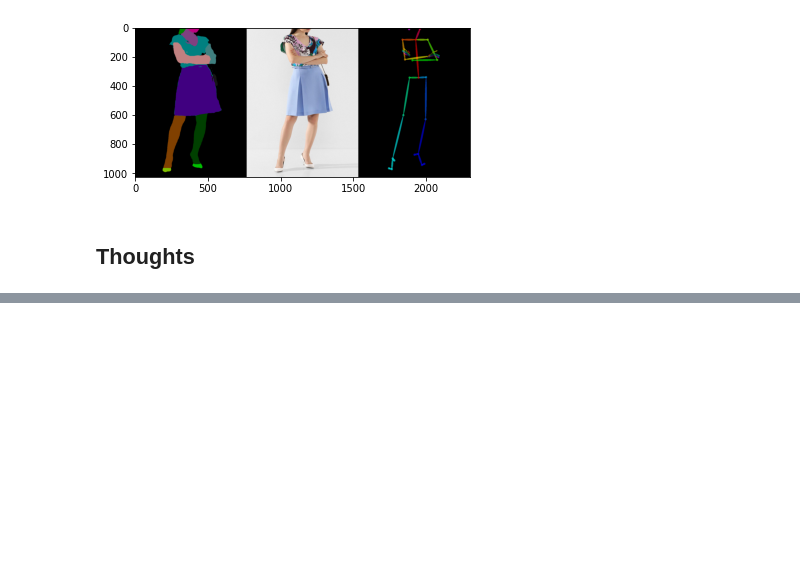
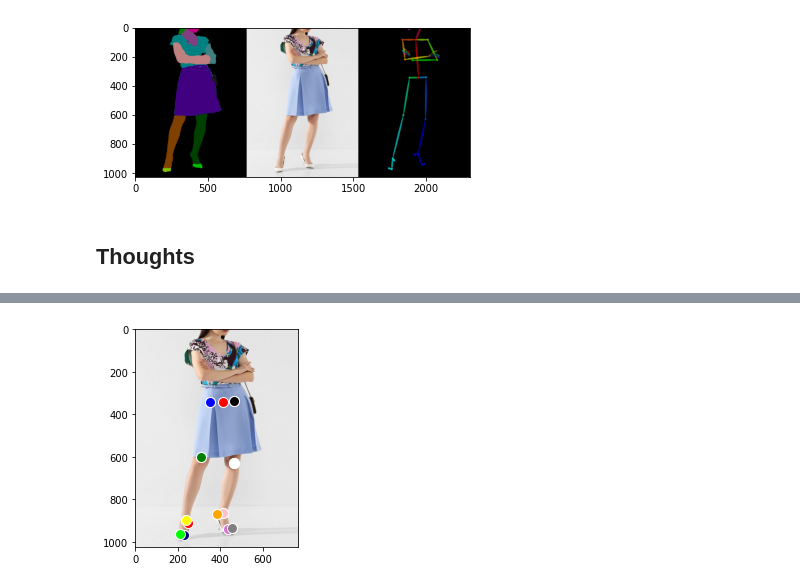
Before and after one commit to Viroslav/CV_final_task, a Jupyter notebook: Final_task.ipynb, the cells around one changed output, grey strips where cells are left out. Cells and saved outputs as stored; diff of their text form; code cells hidden in the pictures; blank space fills up the shorter version.

```diff
--- a/Final_task.ipynb
+++ b/Final_task.ipynb
@@ -157,0 +219,32 @@ Dress size must be ankle length.
+# %%
+import matplotlib.image as mpimg
+
+# read the image
+img = image['168762_00.jpg']
+
+# plot the image
+fig, ax = plt.subplots()
+ax.imshow(img)
+
+# plot the keypoints on top of the image
+keypoints = pose_keypoints_2d
+keypoints = [keypoints[i:i+3] for i in range(0, len(keypoints), 3)]
+x = [point[0] for point in keypoints if point[2] > 0.4]
+y = [point[1] for point in keypoints if point[2] > 0.4]
+ax.scatter(x[-13:], y[-13:], c="red", s=100, edgecolors="white")       #0
+ax.scatter(x[-12:-11], y[-12:-11], c="blue", s=100, edgecolors="white")#1
+ax.scatter(x[-11:-10], y[-11:-10], c="green", s=100, edgecolors="white")#2
+ax.scatter(x[-10:-9], y[-10:-9], c="yellow", s=100, edgecolors="white")#3
+ax.scatter(x[-9:-8], y[-9:-8], c="black", s=100, edgecolors="white")#4
+ax.scatter(x[-8:-7], y[-8:-7], c="white", s=100, edgecolors="white")#5
+ax.scatter(x[-7:-6], y[-7:-6], c="pink", s=100, edgecolors="white")#6
+ax.scatter(x[-6:-5], y[-6:-5], c="orchid", s=100, edgecolors="white")#7
+ax.scatter(x[-5:-4], y[-5:-4], c="gray", s=100, edgecolors="white")#8
+ax.scatter(x[-4:-3], y[-4:-3], c="orange", s=100, edgecolors="white")#9
+ax.scatter(x[-3:-2], y[-3:-2], c="navy", s=100, edgecolors="white")#10
+ax.scatter(x[-2:-1], y[-2:-1], c="lime", s=100, edgecolors="white")#11
+
+plt.axis("on")
+plt.show()
+# %% [output]
+[figure, added]
```
Also changed, not shown: parts of 52 cells of this notebook.
